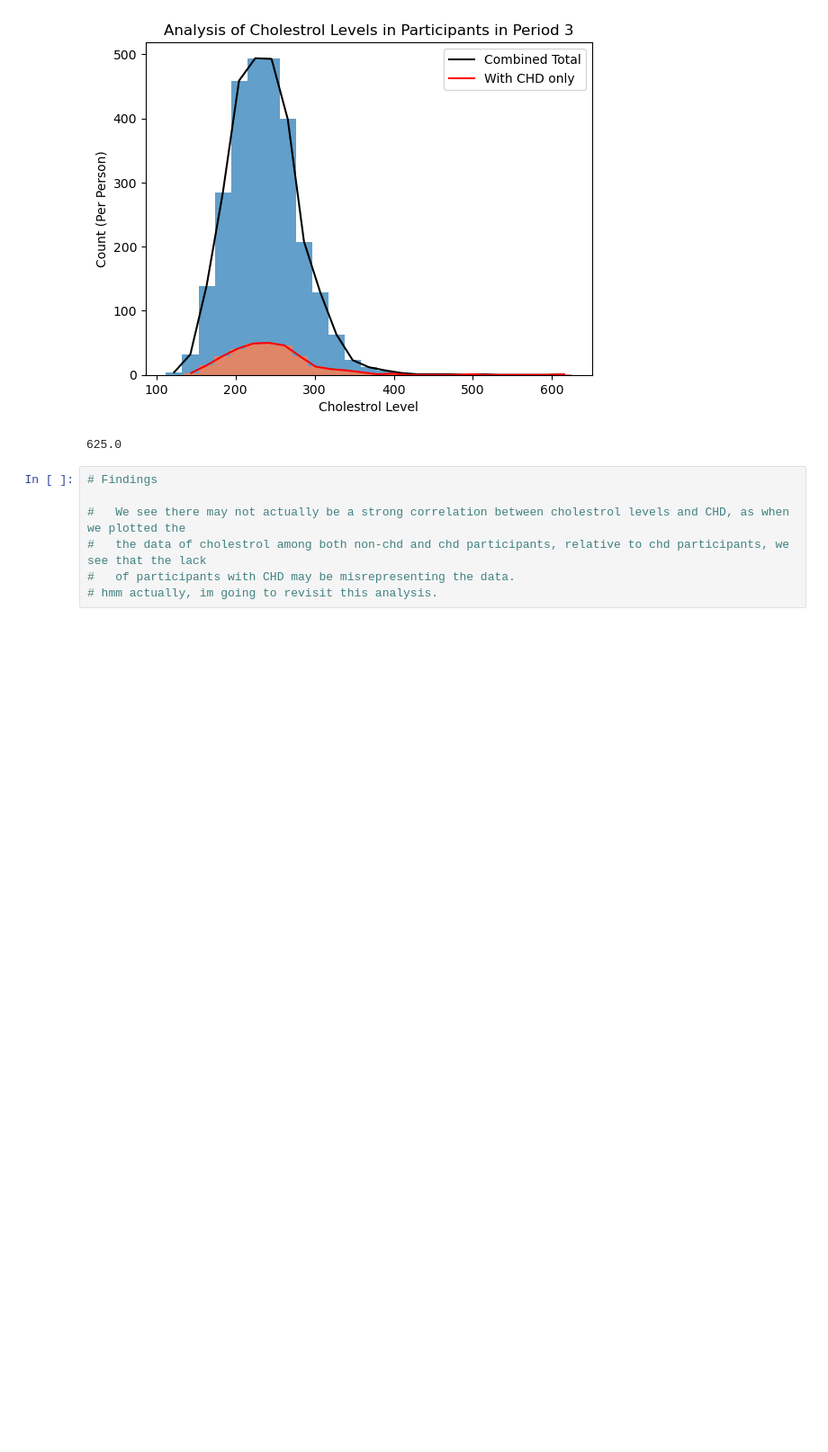
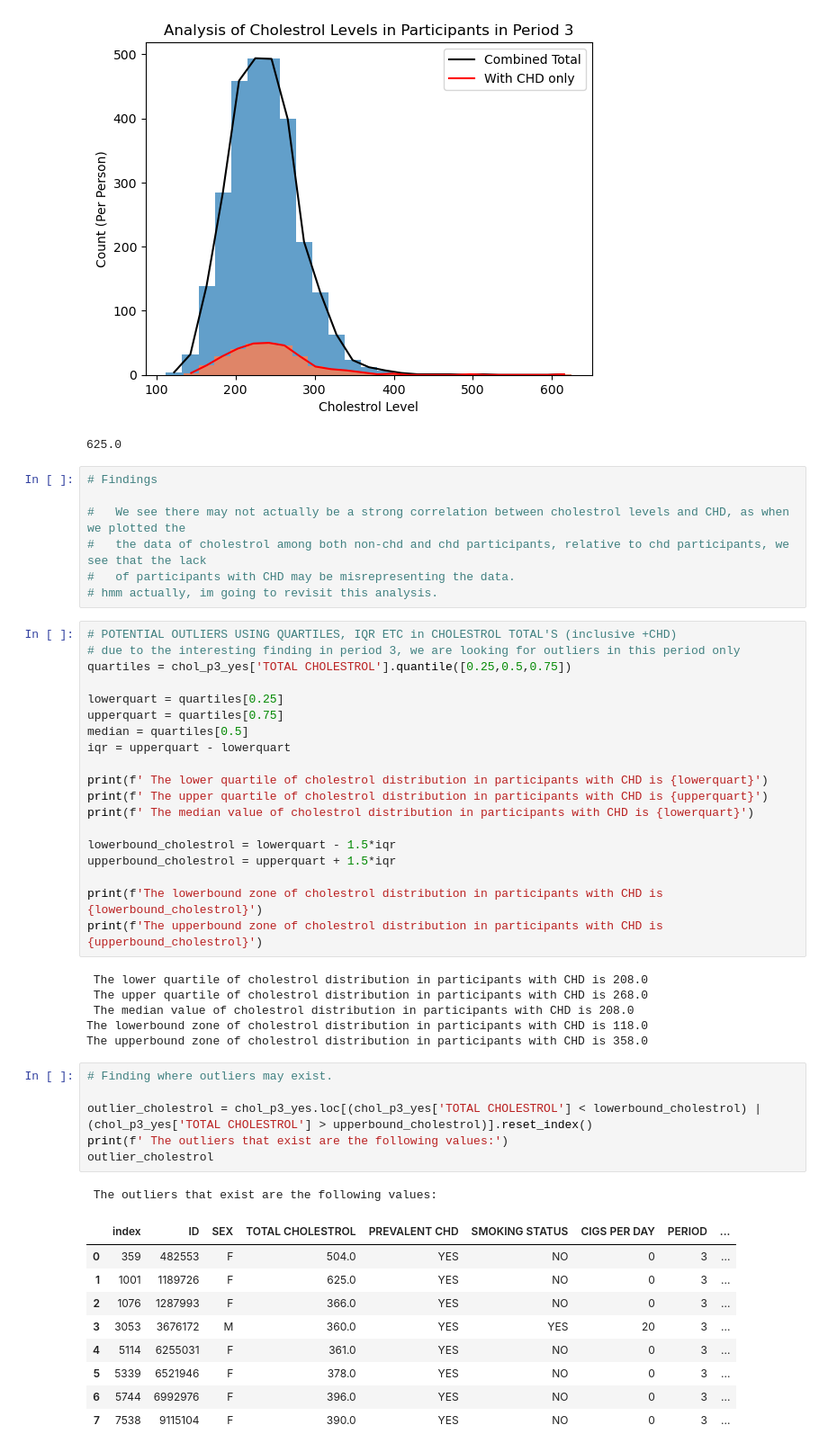
Before and after one commit to Yasmin-9/HeartInsights, a Jupyter notebook: sex/cholestrol.ipynb, the cells around one changed output. Shown at 90% size. Saved outputs shown, nothing was run; the diff lists cells and outputs as text; blank space fills up the shorter version.

Commit message:
adding statistical outlier analysis

```diff
--- a/sex/cholestrol.ipynb
+++ b/sex/cholestrol.ipynb
@@ -368,3 +348,45 @@ cholestrol_df['TOTAL CHOLESTROL'].max()
 #   the data of cholestrol among both non-chd and chd participants, relative to chd participants, we see that the lack
 #   of participants with CHD may be misrepresenting the data.
 # hmm actually, im going to revisit this analysis.
+# %%
+# POTENTIAL OUTLIERS USING QUARTILES, IQR ETC in CHOLESTROL TOTAL'S (inclusive +CHD)
+# due to the interesting finding in period 3, we are looking for outliers in this period only
+quartiles = chol_p3_yes['TOTAL CHOLESTROL'].quantile([0.25,0.5,0.75])
+
+lowerquart = quartiles[0.25]
+upperquart = quartiles[0.75]
+median = quartiles[0.5]
+iqr = upperquart - lowerquart
+
+print(f' The lower quartile of cholestrol distribution in participants with CHD is {lowerquart}')
+print(f' The upper quartile of cholestrol distribution in participants with CHD is {upperquart}')
+print(f' The median value of cholestrol distribution in participants with CHD is {lowerquart}')
+
+lowerbound_cholestrol = lowerquart - 1.5*iqr
+upperbound_cholestrol = upperquart + 1.5*iqr
+
+print(f'The lowerbound zone of cholestrol distribution in participants with CHD is {lowerbound_cholestrol}')
+print(f'The upperbound zone of cholestrol distribution in participants with CHD is {upperbound_cholestrol}')
+# %% [output]
+ The lower quartile of cholestrol distribution in participants with CHD is 208.0
+ The upper quartile of cholestrol distribution in participants with CHD is 268.0
+ The median value of cholestrol distribution in participants with CHD is 208.0
+The lowerbound zone of cholestrol distribution in participants with CHD is 118.0
+The upperbound zone of cholestrol distribution in participants with CHD is 358.0
+# %%
+# Finding where outliers may exist.
+
+outlier_cholestrol = chol_p3_yes.loc[(chol_p3_yes['TOTAL CHOLESTROL'] < lowerbound_cholestrol) | (chol_p3_yes['TOTAL CHOLESTROL'] > upperbound_cholestrol)].reset_index()
+print(f' The outliers that exist are the following values:')
+outlier_cholestrol
+# %% [output]
+ The outliers that exist are the following values:
+|  | index | ID | SEX | TOTAL CHOLESTROL | PREVALENT CHD | SMOKING STATUS | CIGS PER DAY | PERIOD | ... |
+| 0 | 359 | 482553 | F | 504.0 | YES | NO | 0 | 3 | ... |
+| 1 | 1001 | 1189726 | F | 625.0 | YES | NO | 0 | 3 | ... |
+| 2 | 1076 | 1287993 | F | 366.0 | YES | NO | 0 | 3 | ... |
+| 3 | 3053 | 3676172 | M | 360.0 | YES | YES | 20 | 3 | ... |
+| 4 | 5114 | 6255031 | F | 361.0 | YES | NO | 0 | 3 | ... |
+| 5 | 5339 | 6521946 | F | 378.0 | YES | NO | 0 | 3 | ... |
+| 6 | 5744 | 6992976 | F | 396.0 | YES | NO | 0 | 3 | ... |
+| 7 | 7538 | 9115104 | F | 390.0 | YES | NO | 0 | 3 | ... |
```
Also changed, not shown: parts of 5 cells of this notebook.
